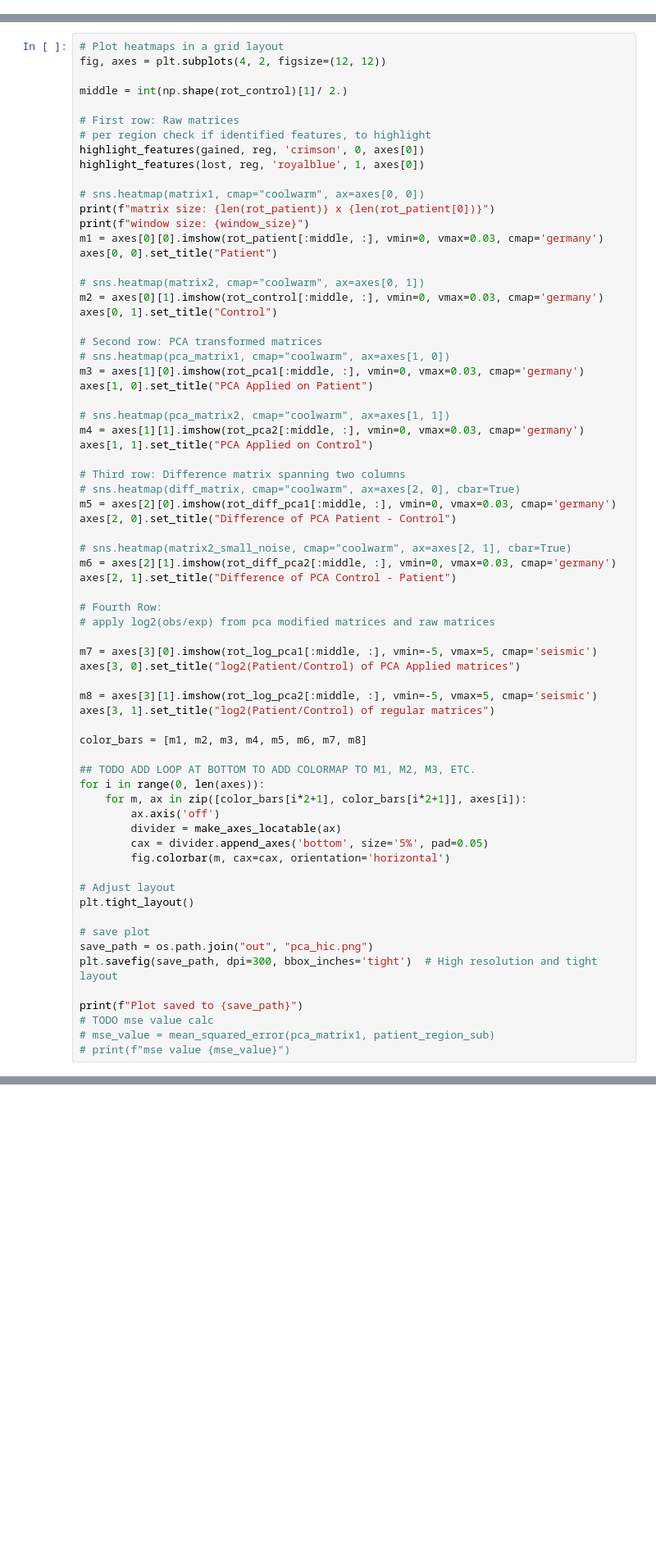
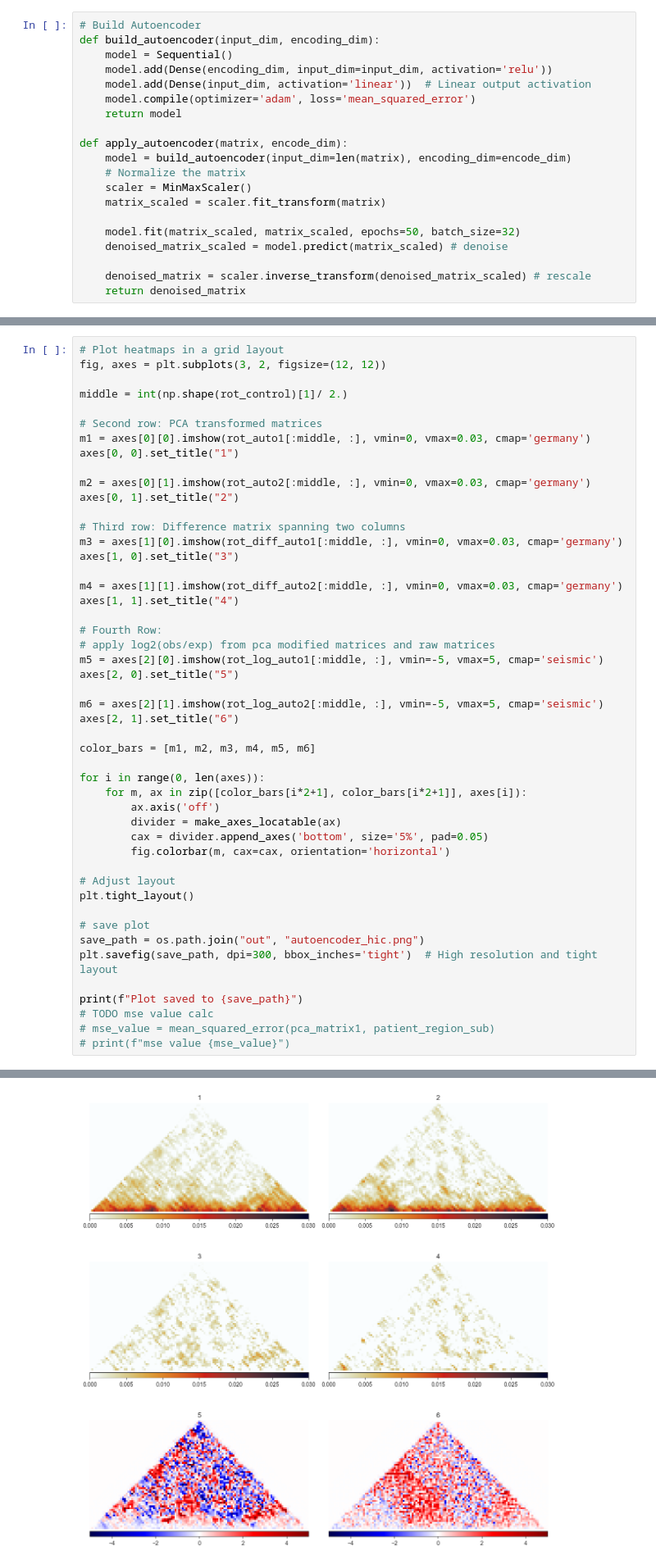
Before and after one commit to FardinHaque60/hic_compare_experiments, a Jupyter notebook: autoencoder_hic/autoencoder_hic.ipynb, the cells around one changed output, grey strips where cells are left out. Shown at 82% size. Drawn from its saved outputs; the diff is of its cells as text; blank space fills up the shorter version.

Commit message:
finished autoencoder exp

```diff
--- a/autoencoder_hic/autoencoder_hic.ipynb
+++ b/autoencoder_hic/autoencoder_hic.ipynb
@@ -87,0 +77,20 @@ def clip_rotate(matrix):
+# %%
+# Build Autoencoder
+def build_autoencoder(input_dim, encoding_dim):
+    model = Sequential()
+    model.add(Dense(encoding_dim, input_dim=input_dim, activation='relu'))
+    model.add(Dense(input_dim, activation='linear'))  # Linear output activation
+    model.compile(optimizer='adam', loss='mean_squared_error')
+    return model
+
+def apply_autoencoder(matrix, encode_dim):
+    model = build_autoencoder(input_dim=len(matrix), encoding_dim=encode_dim)
+    # Normalize the matrix
+    scaler = MinMaxScaler()
+    matrix_scaled = scaler.fit_transform(matrix)
+
+    model.fit(matrix_scaled, matrix_scaled, epochs=50, batch_size=32)
+    denoised_matrix_scaled = model.predict(matrix_scaled) # denoise
+
+    denoised_matrix = scaler.inverse_transform(denoised_matrix_scaled) # rescale
+    return denoised_matrix
@@ -153,54 +207,33 @@ rot_log_pca2 = clip_rotate(log_pca2)
 # %%
 # Plot heatmaps in a grid layout
-fig, axes = plt.subplots(4, 2, figsize=(12, 12))
+fig, axes = plt.subplots(3, 2, figsize=(12, 12))
 
 middle = int(np.shape(rot_control)[1]/ 2.)
 
-# First row: Raw matrices
-# per region check if identified features, to highlight
-highlight_features(gained, reg, 'crimson', 0, axes[0])
-highlight_features(lost, reg, 'royalblue', 1, axes[0])
+# Second row: PCA transformed matrices
+m1 = axes[0][0].imshow(rot_auto1[:middle, :], vmin=0, vmax=0.03, cmap='germany')
+axes[0, 0].set_title("1")
 
-# sns.heatmap(matrix1, cmap="coolwarm", ax=axes[0, 0])
-print(f"matrix size: {len(rot_patient)} x {len(rot_patient[0])}")
-print(f"window size: {window_size}")
-m1 = axes[0][0].imshow(rot_patient[:middle, :], vmin=0, vmax=0.03, cmap='germany')
-axes[0, 0].set_title("Patient")
-
-# sns.heatmap(matrix2, cmap="coolwarm", ax=axes[0, 1])
-m2 = axes[0][1].imshow(rot_control[:middle, :], vmin=0, vmax=0.03, cmap='germany')
-axes[0, 1].set_title("Control")
-
-# Second row: PCA transformed matrices
-# sns.heatmap(pca_matrix1, cmap="coolwarm", ax=axes[1, 0])
-m3 = axes[1][0].imshow(rot_pca1[:middle, :], vmin=0, vmax=0.03, cmap='germany')
-axes[1, 0].set_title("PCA Applied on Patient")
-
-# sns.heatmap(pca_matrix2, cmap="coolwarm", ax=axes[1, 1])
-m4 = axes[1][1].imshow(rot_pca2[:middle, :], vmin=0, vmax=0.03, cmap='germany')
-axes[1, 1].set_title("PCA Applied on Control")
+m2 = axes[0][1].imshow(rot_auto2[:middle, :], vmin=0, vmax=0.03, cmap='germany')
+axes[0, 1].set_title("2")
 
 # Third row: Difference matrix spanning two columns
-# sns.heatmap(diff_matrix, cmap="coolwarm", ax=axes[2, 0], cbar=True)
-m5 = axes[2][0].imshow(rot_diff_pca1[:middle, :], vmin=0, vmax=0.03, cmap='germany')
-axes[2, 0].set_title("Difference of PCA Patient - Control")
+m3 = axes[1][0].imshow(rot_diff_auto1[:middle, :], vmin=0, vmax=0.03, cmap='germany')
+axes[1, 0].set_title("3")
 
-# sns.heatmap(matrix2_small_noise, cmap="coolwarm", ax=axes[2, 1], cbar=True)
-m6 = axes[2][1].imshow(rot_diff_pca2[:middle, :], vmin=0, vmax=0.03, cmap='germany')
-axes[2, 1].set_title("Difference of PCA Control - Patient")
+m4 = axes[1][1].imshow(rot_diff_auto2[:middle, :], vmin=0, vmax=0.03, cmap='germany')
+axes[1, 1].set_title("4")
 
 # Fourth Row:
 # apply log2(obs/exp) from pca modified matrices and raw matrices
+m5 = axes[2][0].imshow(rot_log_auto1[:middle, :], vmin=-5, vmax=5, cmap='seismic')
+axes[2, 0].set_title("5")
 
-m7 = axes[3][0].imshow(rot_log_pca1[:middle, :], vmin=-5, vmax=5, cmap='seismic')
-axes[3, 0].set_title("log2(Patient/Control) of PCA Applied matrices")
+m6 = axes[2][1].imshow(rot_log_auto2[:middle, :], vmin=-5, vmax=5, cmap='seismic')
+axes[2, 1].set_title("6")
 
-m8 = axes[3][1].imshow(rot_log_pca2[:middle, :], vmin=-5, vmax=5, cmap='seismic')
-axes[3, 1].set_title("log2(Patient/Control) of regular matrices")
+color_bars = [m1, m2, m3, m4, m5, m6]
 
-color_bars = [m1, m2, m3, m4, m5, m6, m7, m8]
-
-## TODO ADD LOOP AT BOTTOM TO ADD COLORMAP TO M1, M2, M3, ETC.
 for i in range(0, len(axes)):
     for m, ax in zip([color_bars[i*2+1], color_bars[i*2+1]], axes[i]):
         ax.axis('off')
@@ -212,10 +245,11 @@ for i in range(0, len(axes)):
 plt.tight_layout()
 
 # save plot
-save_path = os.path.join("out", "pca_hic.png")
+save_path = os.path.join("out", "autoencoder_hic.png")
 plt.savefig(save_path, dpi=300, bbox_inches='tight')  # High resolution and tight layout
 
 print(f"Plot saved to {save_path}")
 # TODO mse value calc
 # mse_value = mean_squared_error(pca_matrix1, patient_region_sub)
 # print(f"mse value {mse_value}")
+# %% [output]
@@ -221,0 +257 @@ print(f"Plot saved to {save_path}")
+[figure, added]
```
Also changed, not shown: parts of 11 cells of this notebook, 3 other files.
